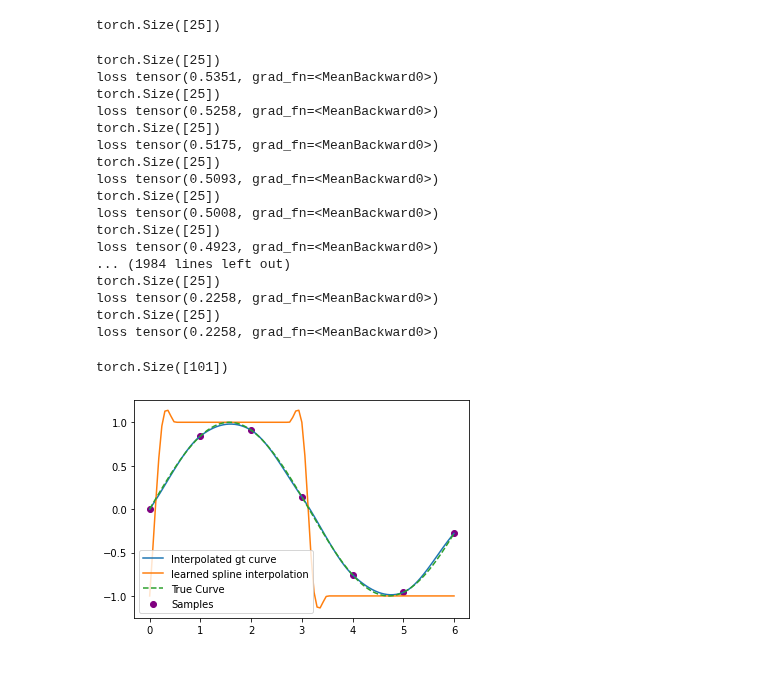
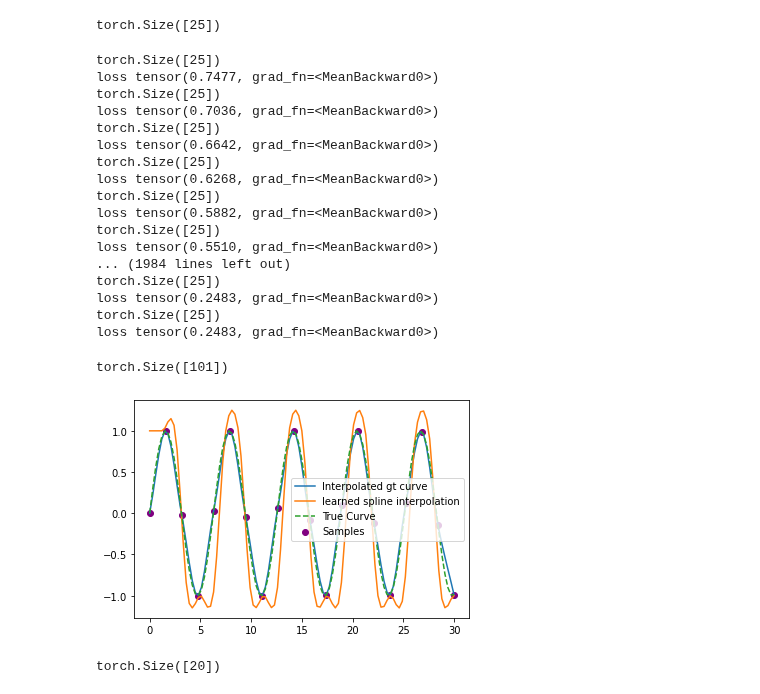
Before and after one commit to WilliamAshbee/splineexample, a Jupyter notebook: examplespline_computationgraphworking.ipynb, the cells around one changed output. Drawn from its saved outputs; the diff is of its cells as text; code cells hidden in the pictures.

```diff
--- a/examplespline_computationgraphworking.ipynb
+++ b/examplespline_computationgraphworking.ipynb
@@ -150,11 +150,11 @@ torch.Size([101])
 oc = 25
 model = MLP(outclass=oc)
 optimizer = T.optim.Adam(model.parameters(), lr=learning_rate)
-x = T.linspace(0, 6, 25)
+x = T.linspace(0, 30, 25)
 y = x.sin()
-modelin = T.linspace(0, 6, 101)
-xs = T.linspace(0, 6, 25)
-xoc = T.linspace(0, 6, oc)
+modelin = T.linspace(0, 30, 101)
+xs = T.linspace(0, 30, 25)
+xoc = T.linspace(0, 30, oc)
 
 ys = interp(x, y, xs)
 print(xoc.shape)
@@ -171,37 +171,37 @@ for i in range(1000):
   optimizer.step()
 # %% [output]
 torch.Size([25])
-loss tensor(0.5351, grad_fn=<MeanBackward0>)
+loss tensor(0.7477, grad_fn=<MeanBackward0>)
 torch.Size([25])
-loss tensor(0.5258, grad_fn=<MeanBackward0>)
+loss tensor(0.7036, grad_fn=<MeanBackward0>)
 torch.Size([25])
-loss tensor(0.5175, grad_fn=<MeanBackward0>)
+loss tensor(0.6642, grad_fn=<MeanBackward0>)
 torch.Size([25])
-loss tensor(0.5093, grad_fn=<MeanBackward0>)
+loss tensor(0.6268, grad_fn=<MeanBackward0>)
 torch.Size([25])
-loss tensor(0.5008, grad_fn=<MeanBackward0>)
+loss tensor(0.5882, grad_fn=<MeanBackward0>)
 torch.Size([25])
-loss tensor(0.4923, grad_fn=<MeanBackward0>)
+loss tensor(0.5510, grad_fn=<MeanBackward0>)
 ... (1984 lines left out)
 torch.Size([25])
-loss tensor(0.2258, grad_fn=<MeanBackward0>)
+loss tensor(0.2483, grad_fn=<MeanBackward0>)
 torch.Size([25])
-loss tensor(0.2258, grad_fn=<MeanBackward0>)
+loss tensor(0.2483, grad_fn=<MeanBackward0>)
 # %%
-x = T.linspace(0, 6, 7)
+x = T.linspace(0, 30, 20)
 y = x.sin()
-xs = T.linspace(0, 6, 101)
+xs = T.linspace(0, 30, 101)
 out = model(xs.unsqueeze(0)).squeeze()
 out = interp(xoc,output,xs).detach()
 print(xs.shape)
 ys = interp(x, y, xs)
 Ys = integ(x, y, xs)
 P.scatter(x, y, label='Samples', color='purple')
 P.plot(xs, ys, label='Interpolated gt curve')
 P.plot(xs, out.numpy(), label='learned spline interpolation')
 P.plot(xs, xs.sin(), '--', label='True Curve')
 P.legend()
 P.show()
 # %% [output]
 torch.Size([101])
-[figure, old version]
+[figure, new version]
@@ -207,0 +229,10 @@ torch.Size([101])
+# %%
+oc = 20
+model = MLP(outclass=oc)
+optimizer = T.optim.Adam(model.parameters(), lr=.00001)
+x = T.linspace(0, 30, 25)
+xs = T.linspace(0, 30, 100)
+xoc = T.linspace(0, 30, oc)
+print(xoc.shape)
+# %% [output]
+torch.Size([20])
```
Also changed, not shown: parts of 4 cells of this notebook.
